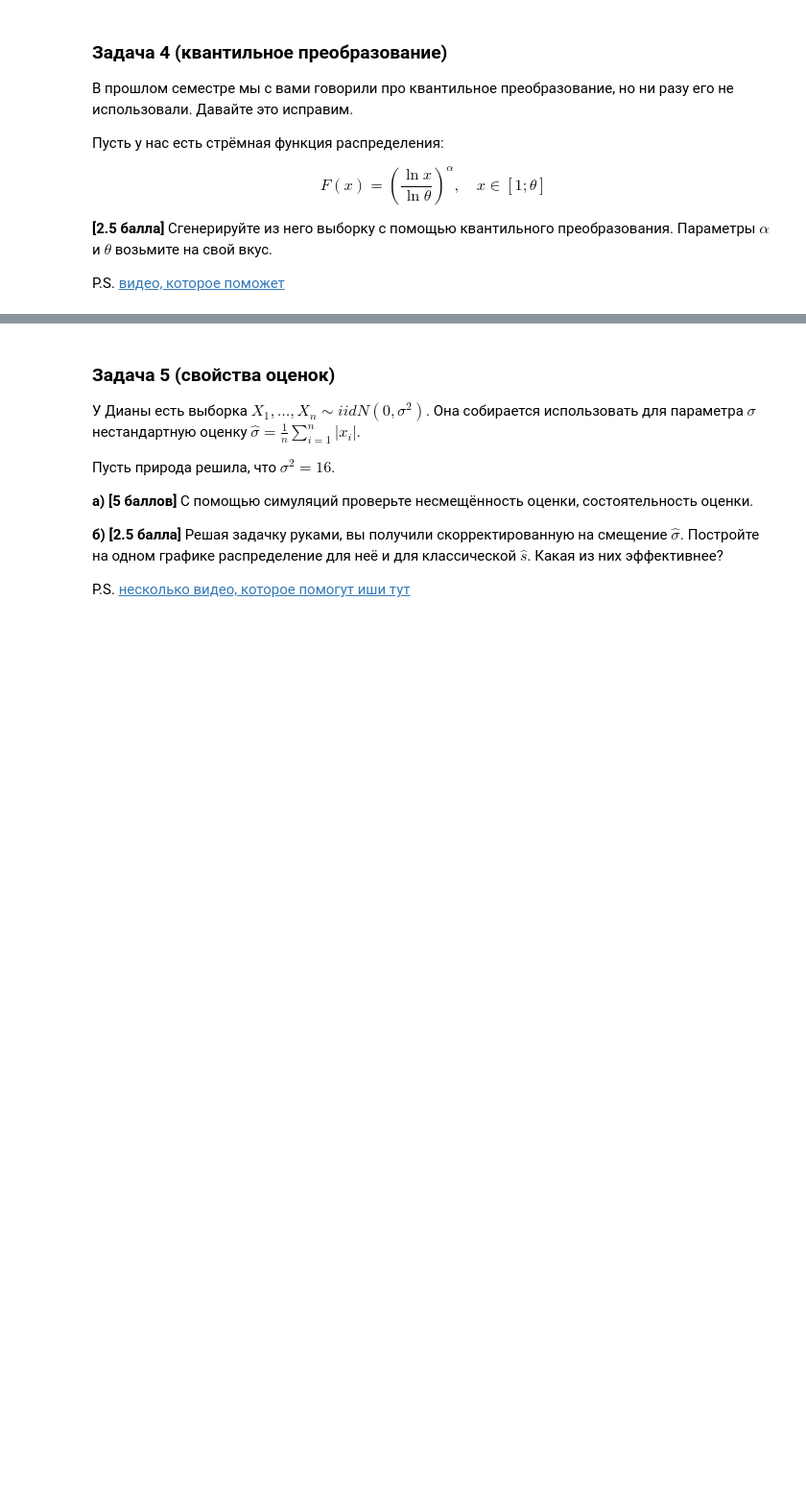
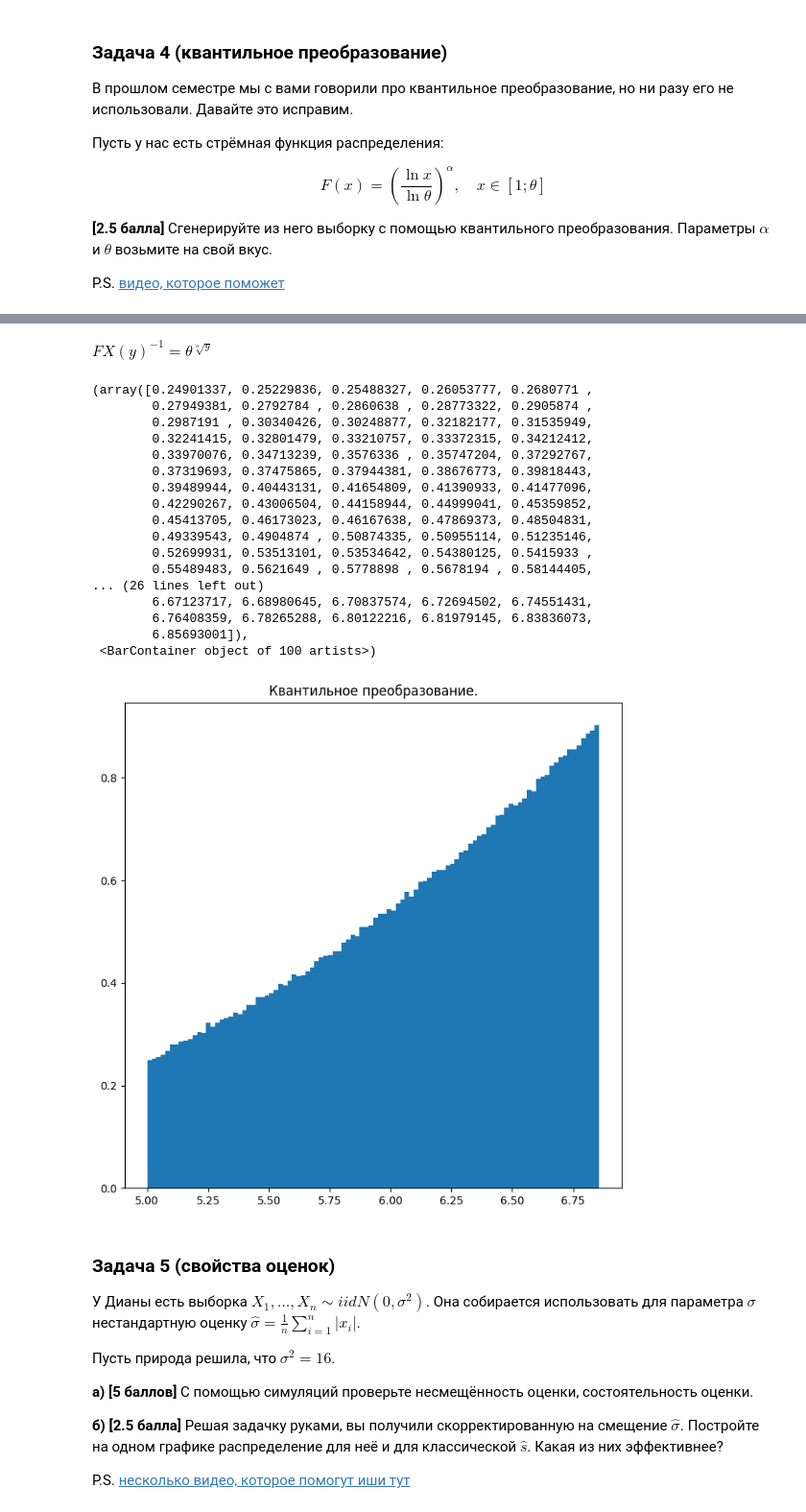
Before and after one commit to olegoid/yet_another_matstat_course, a Jupyter notebook: hw_matstat/hw-01- 007-OLEG-DEMCHENKO.ipynb, the cells around one changed output, grey strips where cells are left out. Shown at 96% size. Cells and saved outputs as stored; diff of their text form; code cells hidden in the pictures; blank space fills up the shorter version.

```diff
--- a/hw_matstat/hw-01- 007-OLEG-DEMCHENKO.ipynb
+++ b/hw_matstat/hw-01- 007-OLEG-DEMCHENKO.ipynb
@@ -576,3 +628,28 @@ P.S. [видео, которое поможет](https://www.youtube.com/watch?v
+# %% [markdown]
+$F{X}(y)^{-1} = \theta^{\sqrt[\alpha]{y}}$
+# %%
+x = theta ** (y ** (1. / alpha))
+plt.title('Квантильное преобразование.')
+plt.hist(x, density = True, bins = 100)
+# %% [output]
+(array([0.24901337, 0.25229836, 0.25488327, 0.26053777, 0.2680771 ,
+        0.27949381, 0.2792784 , 0.2860638 , 0.28773322, 0.2905874 ,
+        0.2987191 , 0.30340426, 0.30248877, 0.32182177, 0.31535949,
+        0.32241415, 0.32801479, 0.33210757, 0.33372315, 0.34212412,
+        0.33970076, 0.34713239, 0.3576336 , 0.35747204, 0.37292767,
+        0.37319693, 0.37475865, 0.37944381, 0.38676773, 0.39818443,
+        0.39489944, 0.40443131, 0.41654809, 0.41390933, 0.41477096,
+        0.42290267, 0.43006504, 0.44158944, 0.44999041, 0.45359852,
+        0.45413705, 0.46173023, 0.46167638, 0.47869373, 0.48504831,
+        0.49339543, 0.4904874 , 0.50874335, 0.50955114, 0.51235146,
+        0.52699931, 0.53513101, 0.53534642, 0.54380125, 0.5415933 ,
+        0.55489483, 0.5621649 , 0.5778898 , 0.5678194 , 0.58144405,
+... (26 lines left out)
+        6.67123717, 6.68980645, 6.70837574, 6.72694502, 6.74551431,
+        6.76408359, 6.78265288, 6.80122216, 6.81979145, 6.83836073,
+        6.85693001]),
+ <BarContainer object of 100 artists>)
+[figure, added]
 # %% [markdown]
 ### Задача 5 (свойства оценок)
 
```
Also changed, not shown: parts of 18 cells of this notebook.
